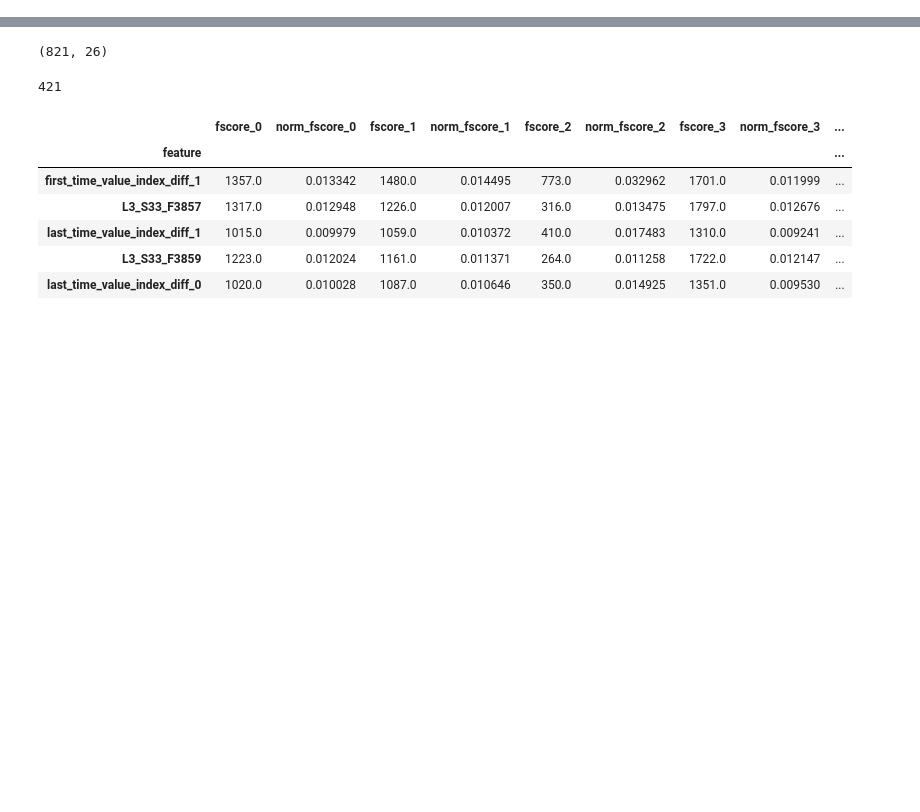
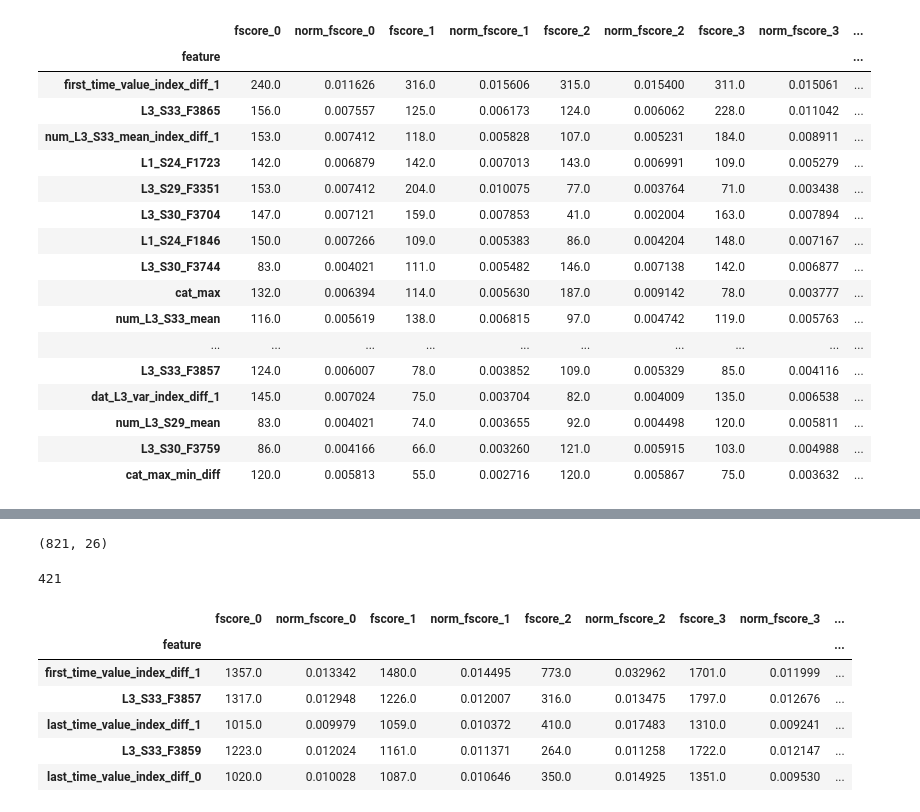
Before and after one commit to mengyx-work/ipyhon_notebooks, a Jupyter notebook: bosch_full_data_xgboost_feature_importance.ipynb, the cells around one changed output, grey strips where cells are left out. Drawn from its saved outputs; the diff is of its cells as text; code cells hidden in the pictures; blank space fills up the shorter version.

```diff
--- a/bosch_full_data_xgboost_feature_importance.ipynb
+++ b/bosch_full_data_xgboost_feature_importance.ipynb
@@ -106,3 +128,24 @@ combined_imp.tail()
 # %%
 ## sort by the norm_fscore_sum
 sorted_combined_imp = combined_imp.sort_values(by=['norm_fscore_sum'], ascending=False)
+# %%
+sorted_combined_imp.head(20)
+# %% [output]
+|  | fscore_0 | norm_fscore_0 | fscore_1 | norm_fscore_1 | fscore_2 | norm_fscore_2 | fscore_3 | norm_fscore_3 | ... |
+| feature |  |  |  |  |  |  |  |  | ... |
+| first_time_value_index_diff_1 | 240.0 | 0.011626 | 316.0 | 0.015606 | 315.0 | 0.015400 | 311.0 | 0.015061 | ... |
+| L3_S33_F3865 | 156.0 | 0.007557 | 125.0 | 0.006173 | 124.0 | 0.006062 | 228.0 | 0.011042 | ... |
+| num_L3_S33_mean_index_diff_1 | 153.0 | 0.007412 | 118.0 | 0.005828 | 107.0 | 0.005231 | 184.0 | 0.008911 | ... |
+| L1_S24_F1723 | 142.0 | 0.006879 | 142.0 | 0.007013 | 143.0 | 0.006991 | 109.0 | 0.005279 | ... |
+| L3_S29_F3351 | 153.0 | 0.007412 | 204.0 | 0.010075 | 77.0 | 0.003764 | 71.0 | 0.003438 | ... |
+| L3_S30_F3704 | 147.0 | 0.007121 | 159.0 | 0.007853 | 41.0 | 0.002004 | 163.0 | 0.007894 | ... |
+| L1_S24_F1846 | 150.0 | 0.007266 | 109.0 | 0.005383 | 86.0 | 0.004204 | 148.0 | 0.007167 | ... |
+| L3_S30_F3744 | 83.0 | 0.004021 | 111.0 | 0.005482 | 146.0 | 0.007138 | 142.0 | 0.006877 | ... |
+| cat_max | 132.0 | 0.006394 | 114.0 | 0.005630 | 187.0 | 0.009142 | 78.0 | 0.003777 | ... |
+| num_L3_S33_mean | 116.0 | 0.005619 | 138.0 | 0.006815 | 97.0 | 0.004742 | 119.0 | 0.005763 | ... |
+| ... | ... | ... | ... | ... | ... | ... | ... | ... | ... |
+| L3_S33_F3857 | 124.0 | 0.006007 | 78.0 | 0.003852 | 109.0 | 0.005329 | 85.0 | 0.004116 | ... |
+| dat_L3_var_index_diff_1 | 145.0 | 0.007024 | 75.0 | 0.003704 | 82.0 | 0.004009 | 135.0 | 0.006538 | ... |
+| num_L3_S29_mean | 83.0 | 0.004021 | 74.0 | 0.003655 | 92.0 | 0.004498 | 120.0 | 0.005811 | ... |
+| L3_S30_F3759 | 86.0 | 0.004166 | 66.0 | 0.003260 | 121.0 | 0.005915 | 103.0 | 0.004988 | ... |
+| cat_max_min_diff | 120.0 | 0.005813 | 55.0 | 0.002716 | 120.0 | 0.005867 | 75.0 | 0.003632 | ... |
```
Also changed, not shown: parts of 10 cells of this notebook, 3 other files.
